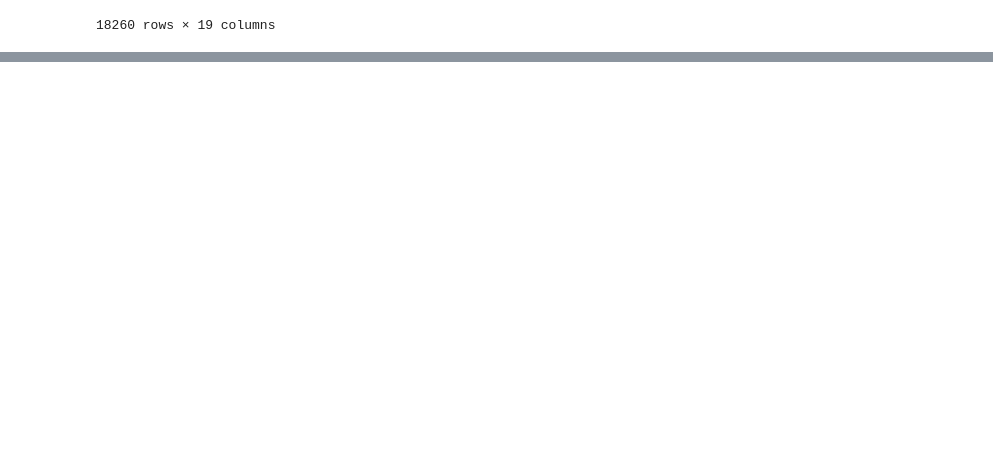
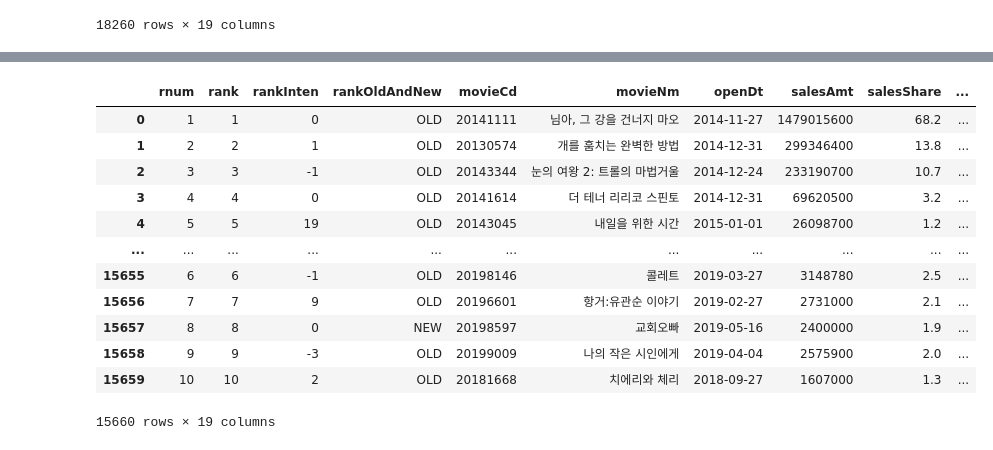
Before and after one commit to sin09135/movie, a Jupyter notebook: code/박스오피스 크롤링.ipynb, the cells around one changed output, grey strips where cells are left out. Drawn from its saved outputs; the diff is of its cells as text; code cells hidden in the pictures; blank space fills up the shorter version.

```diff
--- a/code/박스오피스 크롤링.ipynb
+++ b/code/박스오피스 크롤링.ipynb
@@ -144,0 +194,11 @@ boxoffice_requests_start_to_end(start, end,key)
+# %%
+import time
+%time
+
+start_date = "2015-01-01"
+end_date = "2019-04-15"
+key = "75b69dc273dc0e8cef4e9cfb4736799f"  # API 키 입력
+
+# multiMovieYn과 repNationCd를 추가하여 호출
+boxoffice_requests_start_to_end(start_date, end_date, key, multiMovieYn="Y", title = 'boxoffice_y_1519')
+# %% [output]
@@ -144,0 +207,13 @@ boxoffice_requests_start_to_end(start, end,key)
+|  | rnum | rank | rankInten | rankOldAndNew | movieCd | movieNm | openDt | salesAmt | salesShare | ... |
+| 0 | 1 | 1 | 0 | OLD | 20141111 | 님아, 그 강을 건너지 마오 | 2014-11-27 | 1479015600 | 68.2 | ... |
+| 1 | 2 | 2 | 1 | OLD | 20130574 | 개를 훔치는 완벽한 방법 | 2014-12-31 | 299346400 | 13.8 | ... |
+| 2 | 3 | 3 | -1 | OLD | 20143344 | 눈의 여왕 2: 트롤의 마법거울 | 2014-12-24 | 233190700 | 10.7 | ... |
+| 3 | 4 | 4 | 0 | OLD | 20141614 | 더 테너 리리코 스핀토 | 2014-12-31 | 69620500 | 3.2 | ... |
+| 4 | 5 | 5 | 19 | OLD | 20143045 | 내일을 위한 시간 | 2015-01-01 | 26098700 | 1.2 | ... |
+| ... | ... | ... | ... | ... | ... | ... | ... | ... | ... | ... |
+| 15655 | 6 | 6 | -1 | OLD | 20198146 | 콜레트 | 2019-03-27 | 3148780 | 2.5 | ... |
+| 15656 | 7 | 7 | 9 | OLD | 20196601 | 항거:유관순 이야기 | 2019-02-27 | 2731000 | 2.1 | ... |
+| 15657 | 8 | 8 | 0 | NEW | 20198597 | 교회오빠 | 2019-05-16 | 2400000 | 1.9 | ... |
+| 15658 | 9 | 9 | -3 | OLD | 20199009 | 나의 작은 시인에게 | 2019-04-04 | 2575900 | 2.0 | ... |
+| 15659 | 10 | 10 | 2 | OLD | 20181668 | 치에리와 체리 | 2018-09-27 | 1607000 | 1.3 | ... |
+15660 rows × 19 columns
```
Also changed, not shown: parts of 4 cells of this notebook, 9 other files.
